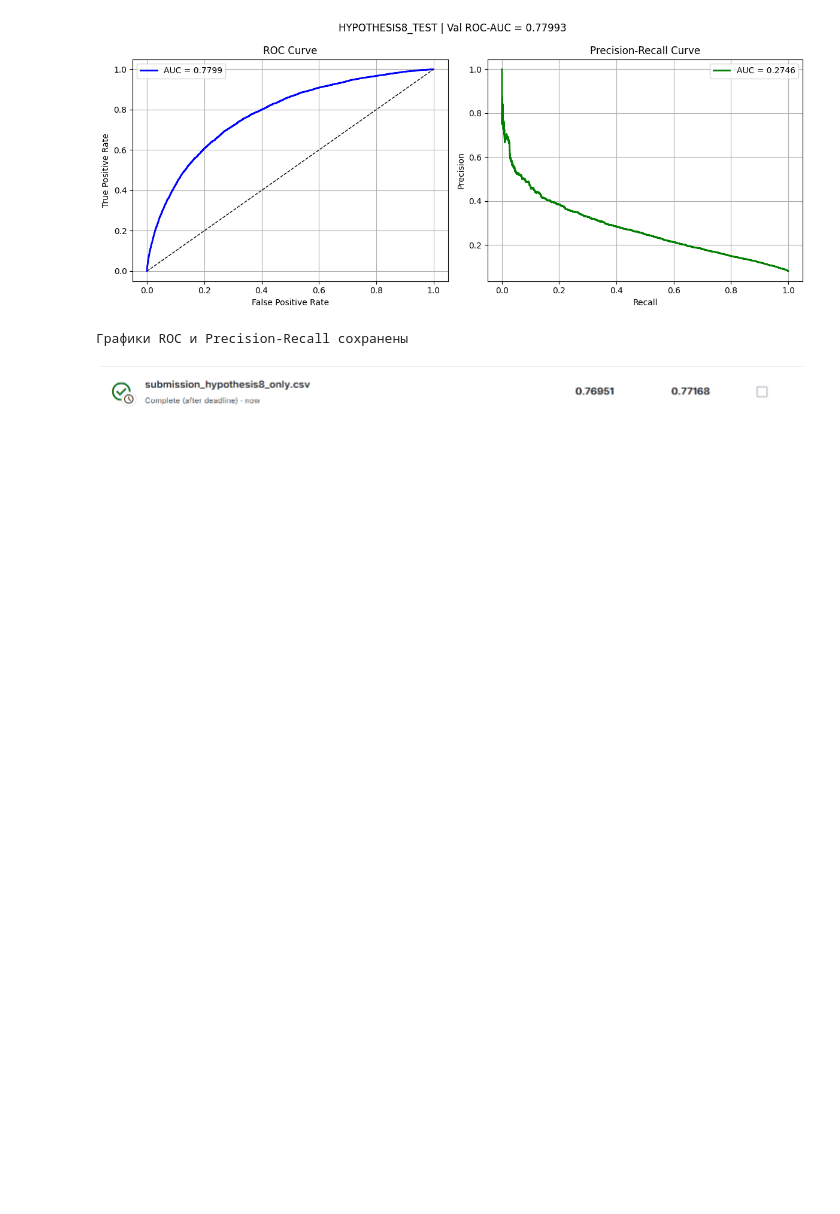
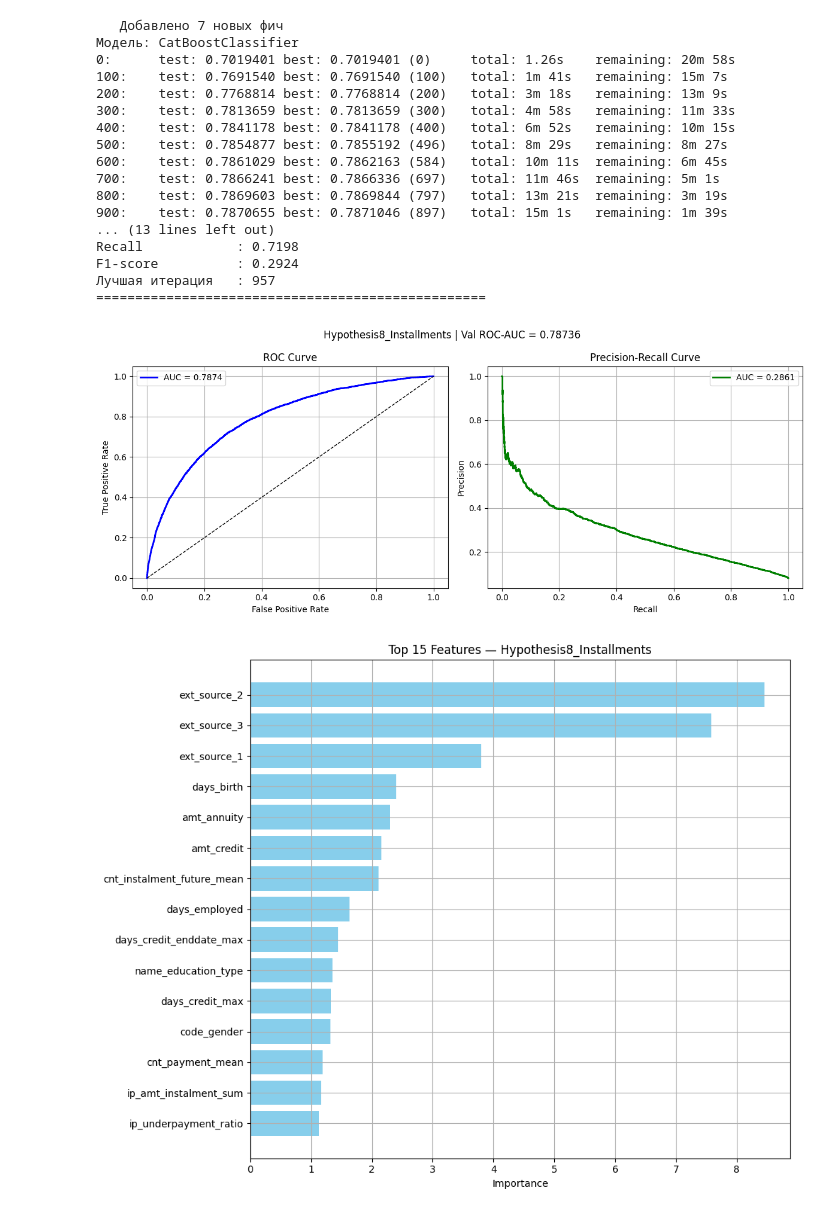
Before and after one commit to malakhovs04/Home-Credit-Default-Risk, a Jupyter notebook: test.ipynb, the cells around one changed output. Saved outputs shown, nothing was run; the diff lists cells and outputs as text; code cells hidden in the pictures; blank space fills up the shorter version.

```diff
--- a/test.ipynb
+++ b/test.ipynb
@@ -115,18 +20,0 @@ X_tr, X_val, y_tr, y_val = train_test_split(
-# %%
-categorical_columns = X_clean.select_dtypes(include=['object', 'category']).columns.tolist()
-
-model = CatBoostClassifier(
-    iterations=1000,
-    learning_rate=0.05,
-    depth=6,
-    auto_class_weights='SqrtBalanced',
-    random_state=42,
-    verbose=100,
-    early_stopping_rounds=200,
-    eval_metric='AUC',
-    cat_features=categorical_columns,
-    thread_count=-1
-)
-
-trainer = ModelTrainer(model, "HYPOTHESIS8_TEST")
-trainer.fit(X_tr, y_tr, X_val=X_val, y_val=y_val)
@@ -213,10 +20,0 @@ except Exception as e:
-# %%
-try:
-    val_proba = trainer.model.predict_proba(X_val)[:, 1]
-    trainer.plot_curves(y_val, val_proba)
-    print("Графики ROC и Precision-Recall сохранены")
-except Exception as e:
-    print(f"Ошибка при построении графиков: {e}")
-# %% [output]
-[figure, removed]
-Графики ROC и Precision-Recall сохранены
@@ -233,2 +21,13 @@ except Exception as e:
-# %% [markdown]
-![image.png](attachment:image.png)
+# %%
+def create_memory_friendly_polisher():
+    return DataPolish(
+        max_na_ratio=0.8,
+        low_variance_quantile=0.02,
+        corr_threshold=0.98,
+        handle_outliers=False,
+        outlier_method='clip',
+        log_transform_skew=2.5,
+        scale_numeric=False,
+        random_state=42,
+        verbose=False
+    )
@@ -234,0 +126,26 @@ except Exception as e:
+# %%
+results = []
+
+hyp8 = Hypothesis8()
+result8 = test_hypothesis_pipeline(hyp8, "Hypothesis8_Installments", X_raw, X_test_raw, y, test_ids)
+results.append(result8)
+# %% [output]
+   Добавлено 7 новых фич
+Модель: CatBoostClassifier
+0:      test: 0.7019401 best: 0.7019401 (0)     total: 1.26s    remaining: 20m 58s
+100:    test: 0.7691540 best: 0.7691540 (100)   total: 1m 41s   remaining: 15m 7s
+200:    test: 0.7768814 best: 0.7768814 (200)   total: 3m 18s   remaining: 13m 9s
+300:    test: 0.7813659 best: 0.7813659 (300)   total: 4m 58s   remaining: 11m 33s
+400:    test: 0.7841178 best: 0.7841178 (400)   total: 6m 52s   remaining: 10m 15s
+500:    test: 0.7854877 best: 0.7855192 (496)   total: 8m 29s   remaining: 8m 27s
+600:    test: 0.7861029 best: 0.7862163 (584)   total: 10m 11s  remaining: 6m 45s
+700:    test: 0.7866241 best: 0.7866336 (697)   total: 11m 46s  remaining: 5m 1s
+800:    test: 0.7869603 best: 0.7869844 (797)   total: 13m 21s  remaining: 3m 19s
+900:    test: 0.7870655 best: 0.7871046 (897)   total: 15m 1s   remaining: 1m 39s
+... (13 lines left out)
+Recall            : 0.7198
+F1-score          : 0.2924
+Лучшая итерация   : 957
+==================================================
+[figure, added]
+[figure, added]
```
Also changed, not shown: parts of 15 cells of this notebook, 6 other files.
